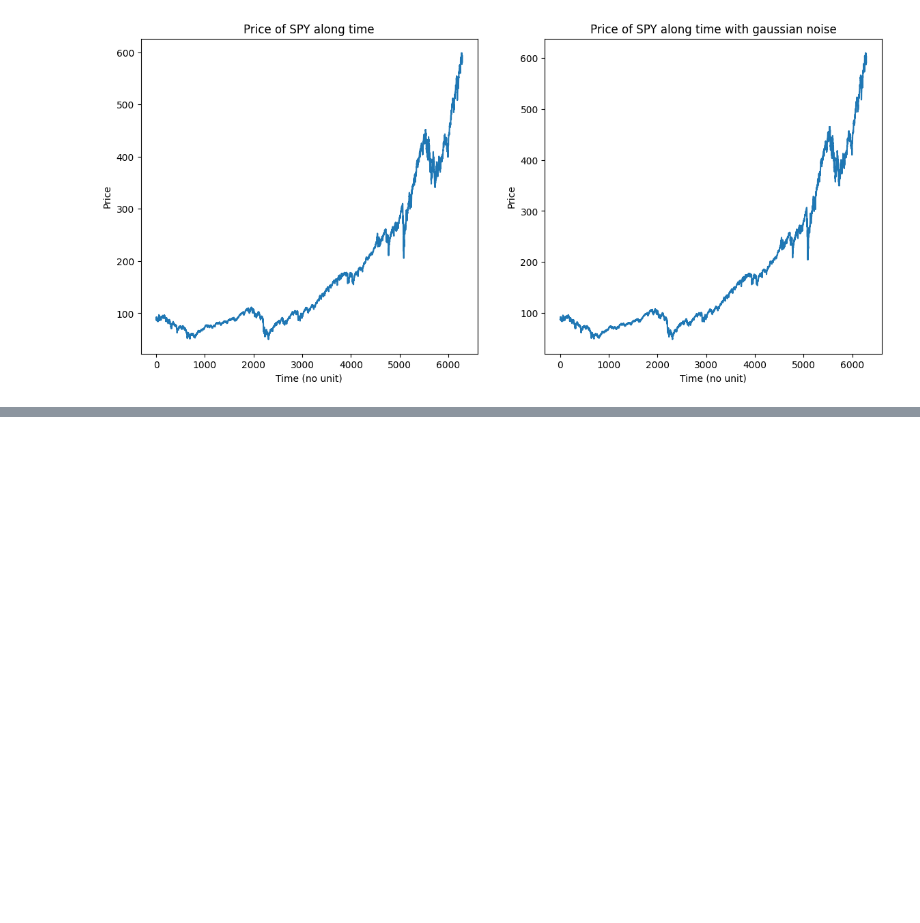
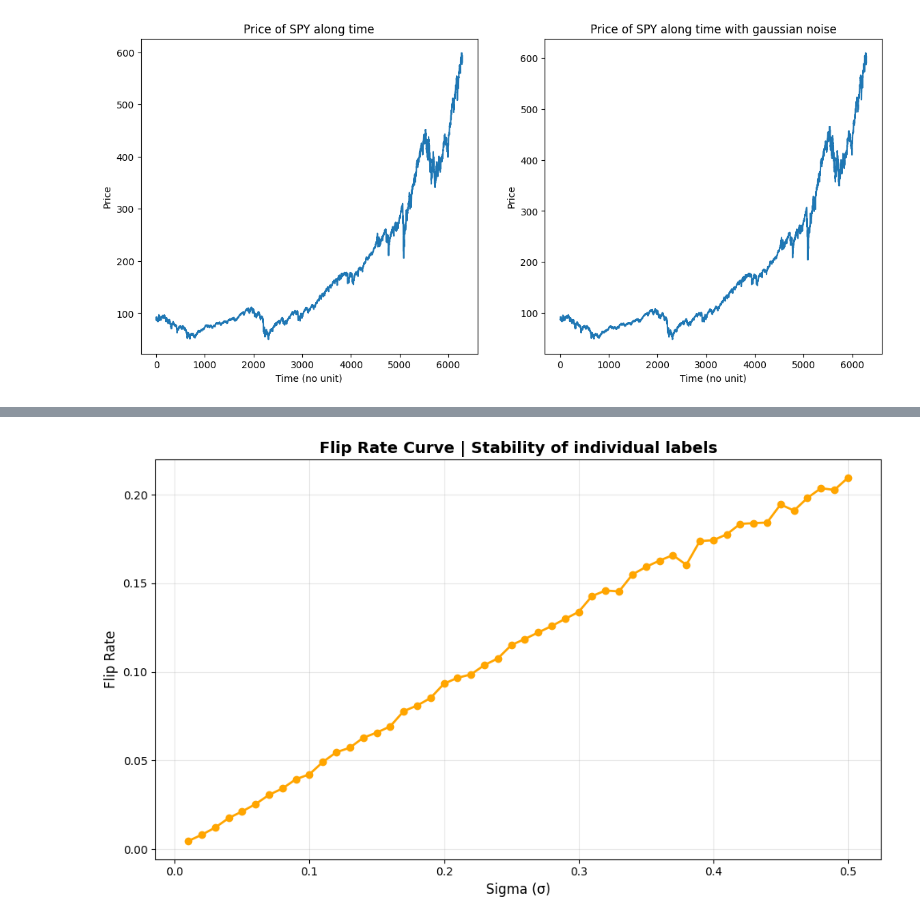
Before and after one commit to Bissapinho/Trend-classifier, a Jupyter notebook: notebooks/target_testing.ipynb, the cells around one changed output, grey strips where cells are left out. Cells and saved outputs as stored; diff of their text form; code cells hidden in the pictures; blank space fills up the shorter version.

```diff
--- a/notebooks/target_testing.ipynb
+++ b/notebooks/target_testing.ipynb
@@ -398,0 +373,36 @@ Text(0, 0.5, '|Pbullish_noisy - Pbullish_clean|')
+# %%
+import numpy as np
+
+
+
+def add_gaussian_and_relabel(df: pd.DataFrame, sigma=0.05, short=50, long=200):
+    """
+    Ajoute du bruit gaussien aux PRIX (pas log-returns),
+    puis recalcule les MA et la target Golden Cross.
+    """
+    df1 = df.copy()
+
+    # Ajouter du bruit gaussien directement aux prix
+    noise = np.random.normal(0, sigma * df1['Close'].std(), len(df1))
+    df1['Close_noisy'] = df1['Close'] + noise
+
+    # Recalculer les MA sur les prix bruités
+    ma_short = df1['Close_noisy'].rolling(window=short).mean()
+    ma_long = df1['Close_noisy'].rolling(window=long).mean()
+
+    # Recalculer la target
+    df1['Trend'] = (ma_short > ma_long).map({True: 'Bullish', False: 'Non-Bullish'})
+
+    return df1
+
+# Test
+sigmas = np.linspace(0.01, 0.5, 50)
+flip_rates = []
+
+for s in sigmas:
+    flips = []
+    for _ in range(50):
+        gaussian_df = add_gaussian_and_relabel(df_clean, sigma=s)
+        flip_rate = (gaussian_df["Trend"] != df_clean["Trend"]).mean()
+        flips.append(flip_rate)
+    flip_rates.append(np.mean(flips))
@@ -399 +434,11 @@ Text(0, 0.5, '|Pbullish_noisy - Pbullish_clean|')
+# %%
+fig, ax = plt.subplots(figsize=(10, 6))
+ax.plot(sigmas, flip_rates, marker='o', color='orange', linewidth=2)
+ax.set_xlabel('Sigma (σ)', fontsize=12)
+ax.set_ylabel('Flip Rate', fontsize=12)
+ax.set_title('Flip Rate Curve | Stability of individual labels', fontsize=14, fontweight='bold')
+ax.grid(True, alpha=0.3)
+plt.tight_layout()
+# %% [output]
+[figure, added]
 # %% [markdown]
```
Also changed, not shown: parts of 5 cells of this notebook.
